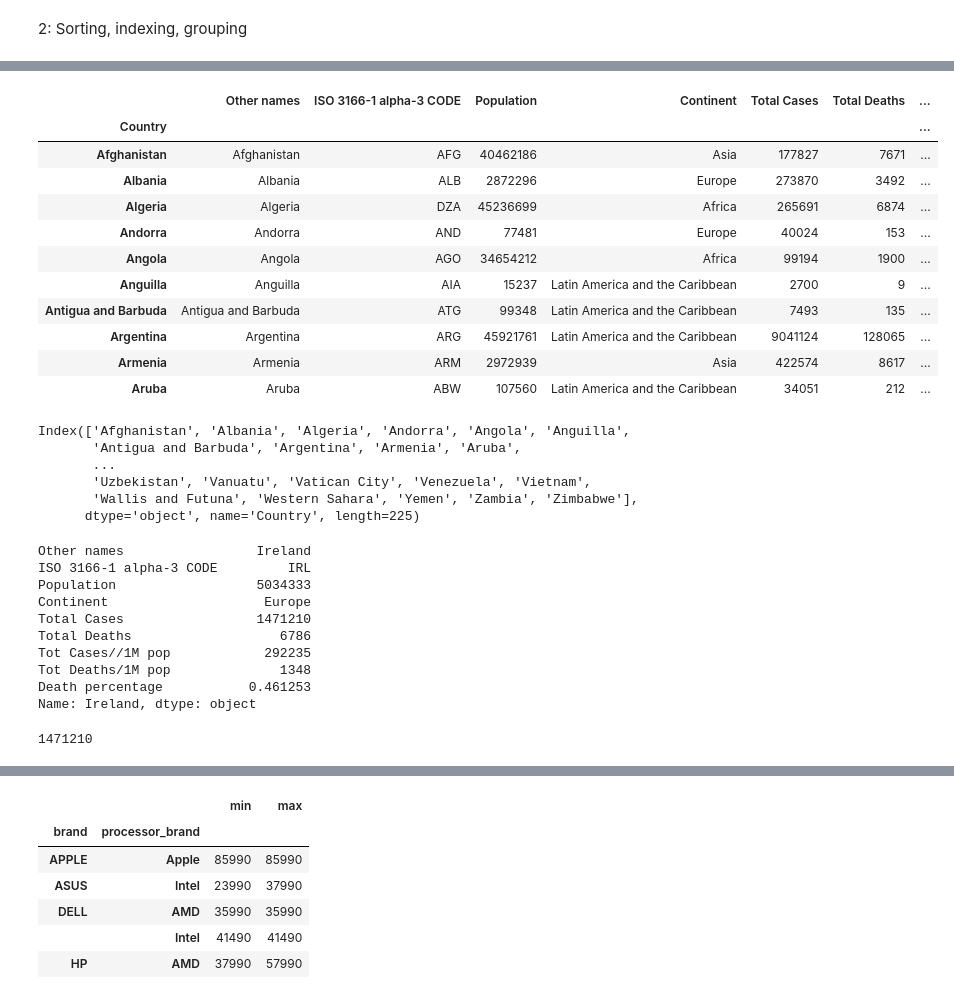
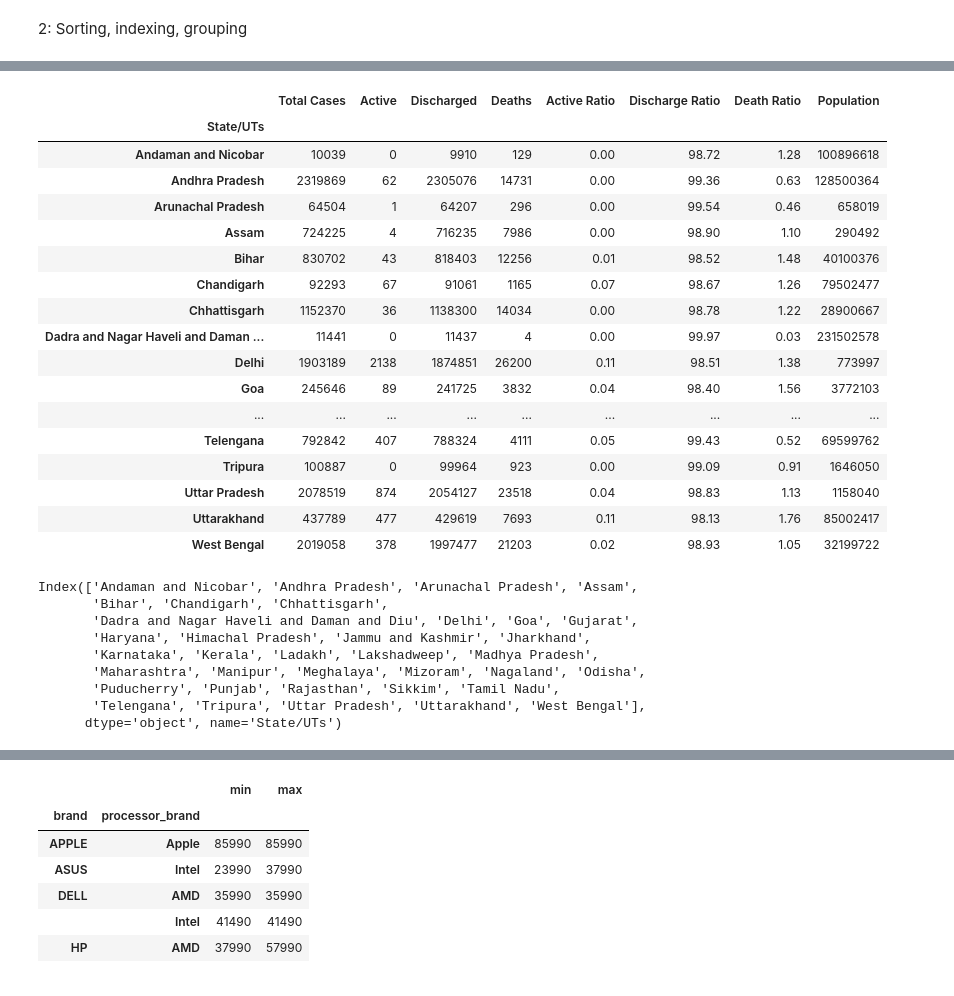
Before and after one commit to shashank1391/UCDPA_Shashankgupta, a Jupyter notebook: Project_shashank.ipynb, the cells around one changed output, grey strips where cells are left out. Cells and saved outputs as stored; diff of their text form; code cells hidden in the pictures.

```diff
--- a/Project_shashank.ipynb
+++ b/Project_shashank.ipynb
@@ -61,42 +112,34 @@ covid.set_index('Country', inplace=True) #indexing by country name
 # %%
-covid.head(10)
+India
 # %% [output]
-|  | Other names | ISO 3166-1 alpha-3 CODE | Population | Continent | Total Cases | Total Deaths | ... |
-| Country |  |  |  |  |  |  | ... |
-| Afghanistan | Afghanistan | AFG | 40462186 | Asia | 177827 | 7671 | ... |
-| Albania | Albania | ALB | 2872296 | Europe | 273870 | 3492 | ... |
-| Algeria | Algeria | DZA | 45236699 | Africa | 265691 | 6874 | ... |
-| Andorra | Andorra | AND | 77481 | Europe | 40024 | 153 | ... |
-| Angola | Angola | AGO | 34654212 | Africa | 99194 | 1900 | ... |
-| Anguilla | Anguilla | AIA | 15237 | Latin America and the Caribbean | 2700 | 9 | ... |
-| Antigua and Barbuda | Antigua and Barbuda | ATG | 99348 | Latin America and the Caribbean | 7493 | 135 | ... |
-| Argentina | Argentina | ARG | 45921761 | Latin America and the Caribbean | 9041124 | 128065 | ... |
-| Armenia | Armenia | ARM | 2972939 | Asia | 422574 | 8617 | ... |
-| Aruba | Aruba | ABW | 107560 | Latin America and the Caribbean | 34051 | 212 | ... |
+|  | Total Cases | Active | Discharged | Deaths | Active Ratio | Discharge Ratio | Death Ratio | Population |
+| State/UTs |  |  |  |  |  |  |  |  |
+| Andaman and Nicobar | 10039 | 0 | 9910 | 129 | 0.00 | 98.72 | 1.28 | 100896618 |
+| Andhra Pradesh | 2319869 | 62 | 2305076 | 14731 | 0.00 | 99.36 | 0.63 | 128500364 |
+| Arunachal Pradesh | 64504 | 1 | 64207 | 296 | 0.00 | 99.54 | 0.46 | 658019 |
+| Assam | 724225 | 4 | 716235 | 7986 | 0.00 | 98.90 | 1.10 | 290492 |
+| Bihar | 830702 | 43 | 818403 | 12256 | 0.01 | 98.52 | 1.48 | 40100376 |
+| Chandigarh | 92293 | 67 | 91061 | 1165 | 0.07 | 98.67 | 1.26 | 79502477 |
+| Chhattisgarh | 1152370 | 36 | 1138300 | 14034 | 0.00 | 98.78 | 1.22 | 28900667 |
+| Dadra and Nagar Haveli and Daman ... | 11441 | 0 | 11437 | 4 | 0.00 | 99.97 | 0.03 | 231502578 |
+| Delhi | 1903189 | 2138 | 1874851 | 26200 | 0.11 | 98.51 | 1.38 | 773997 |
+| Goa | 245646 | 89 | 241725 | 3832 | 0.04 | 98.40 | 1.56 | 3772103 |
+| ... | ... | ... | ... | ... | ... | ... | ... | ... |
+| Telengana | 792842 | 407 | 788324 | 4111 | 0.05 | 99.43 | 0.52 | 69599762 |
+| Tripura | 100887 | 0 | 99964 | 923 | 0.00 | 99.09 | 0.91 | 1646050 |
+| Uttar Pradesh | 2078519 | 874 | 2054127 | 23518 | 0.04 | 98.83 | 1.13 | 1158040 |
+| Uttarakhand | 437789 | 477 | 429619 | 7693 | 0.11 | 98.13 | 1.76 | 85002417 |
+| West Bengal | 2019058 | 378 | 1997477 | 21203 | 0.02 | 98.93 | 1.05 | 32199722 |
 # %%
-covid.index
+India.index
 # %% [output]
-Index(['Afghanistan', 'Albania', 'Algeria', 'Andorra', 'Angola', 'Anguilla',
-       'Antigua and Barbuda', 'Argentina', 'Armenia', 'Aruba',
-       ...
-       'Uzbekistan', 'Vanuatu', 'Vatican City', 'Venezuela', 'Vietnam',
-       'Wallis and Futuna', 'Western Sahara', 'Yemen', 'Zambia', 'Zimbabwe'],
-      dtype='object', name='Country', length=225)
+Index(['Andaman and Nicobar', 'Andhra Pradesh', 'Arunachal Pradesh', 'Assam',
+       'Bihar', 'Chandigarh', 'Chhattisgarh',
+       'Dadra and Nagar Haveli and Daman and Diu', 'Delhi', 'Goa', 'Gujarat',
+       'Haryana', 'Himachal Pradesh', 'Jammu and Kashmir', 'Jharkhand',
+       'Karnataka', 'Kerala', 'Ladakh', 'Lakshadweep', 'Madhya Pradesh',
+       'Maharashtra', 'Manipur', 'Meghalaya', 'Mizoram', 'Nagaland', 'Odisha',
+       'Puducherry', 'Punjab', 'Rajasthan', 'Sikkim', 'Tamil Nadu',
+       'Telengana', 'Tripura', 'Uttar Pradesh', 'Uttarakhand', 'West Bengal'],
+      dtype='object', name='State/UTs')
-# %%
-covid.loc['Ireland']
-# %% [output]
-Other names                 Ireland
-ISO 3166-1 alpha-3 CODE         IRL
-Population                  5034333
-Continent                    Europe
-Total Cases                 1471210
-Total Deaths                   6786
-Tot Cases//1M pop            292235
-Tot Deaths/1M pop              1348
-Death percentage           0.461253
-Name: Ireland, dtype: object
-# %%
-covid.loc['Ireland']['Total Cases']
-# %% [output]
-1471210
 # %%
```
Also changed, not shown: parts of 60 cells of this notebook, 6 other files.
